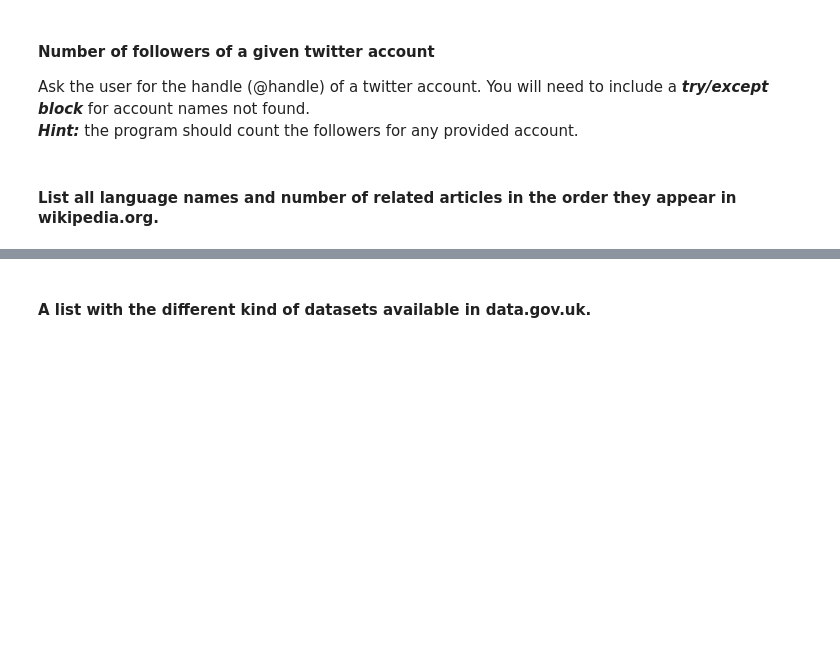
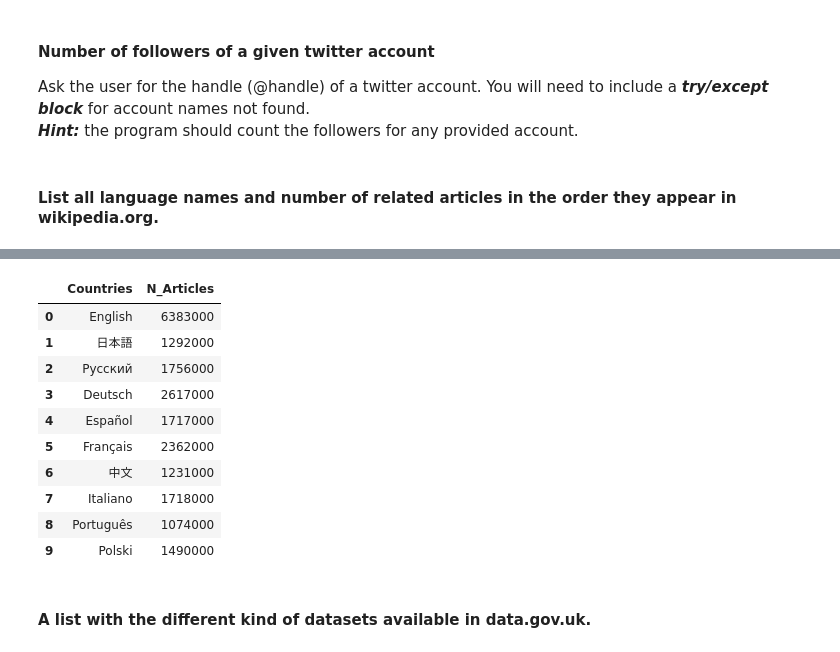
Before and after one commit to Malvagfr/dataptmad1121_labs, a Jupyter notebook: extra-work/m1/lab-web-scraping/your-code/main.ipynb, the cells around one changed output, grey strips where cells are left out. Drawn from its saved outputs; the diff is of its cells as text; code cells hidden in the pictures; blank space fills up the shorter version.

```diff
--- a/extra-work/m1/lab-web-scraping/your-code/main.ipynb
+++ b/extra-work/m1/lab-web-scraping/your-code/main.ipynb
@@ -419,0 +370,5 @@ url = 'https://www.wikipedia.org/'
+# %%
+Articles = [name.text.replace('\xa0','').replace('+','')   for name in parsed_html.find_all("bdi",dir="ltr") if not name.text.startswith('\n1') ]
+# %%
+Countries = [name.strong.text for name in parsed_html.find_all("a",{"class":"link-box"})]
+Countries
@@ -420,3 +386,18 @@ url = 'https://www.wikipedia.org/'
+# %%
+df= pd.DataFrame({'Countries': Countries,'N_Articles': Articles})
+df
+# %% [output]
+|  | Countries | N_Articles |
+| 0 | English | 6383000 |
+| 1 | 日本語 | 1292000 |
+| 2 | Русский | 1756000 |
+| 3 | Deutsch | 2617000 |
+| 4 | Español | 1717000 |
+| 5 | Français | 2362000 |
+| 6 | 中文 | 1231000 |
+| 7 | Italiano | 1718000 |
+| 8 | Português | 1074000 |
+| 9 | Polski | 1490000 |
 # %% [markdown]
 #### A list with the different kind of datasets available in data.gov.uk.
 # %%
```
Also changed, not shown: parts of 47 cells of this notebook.
